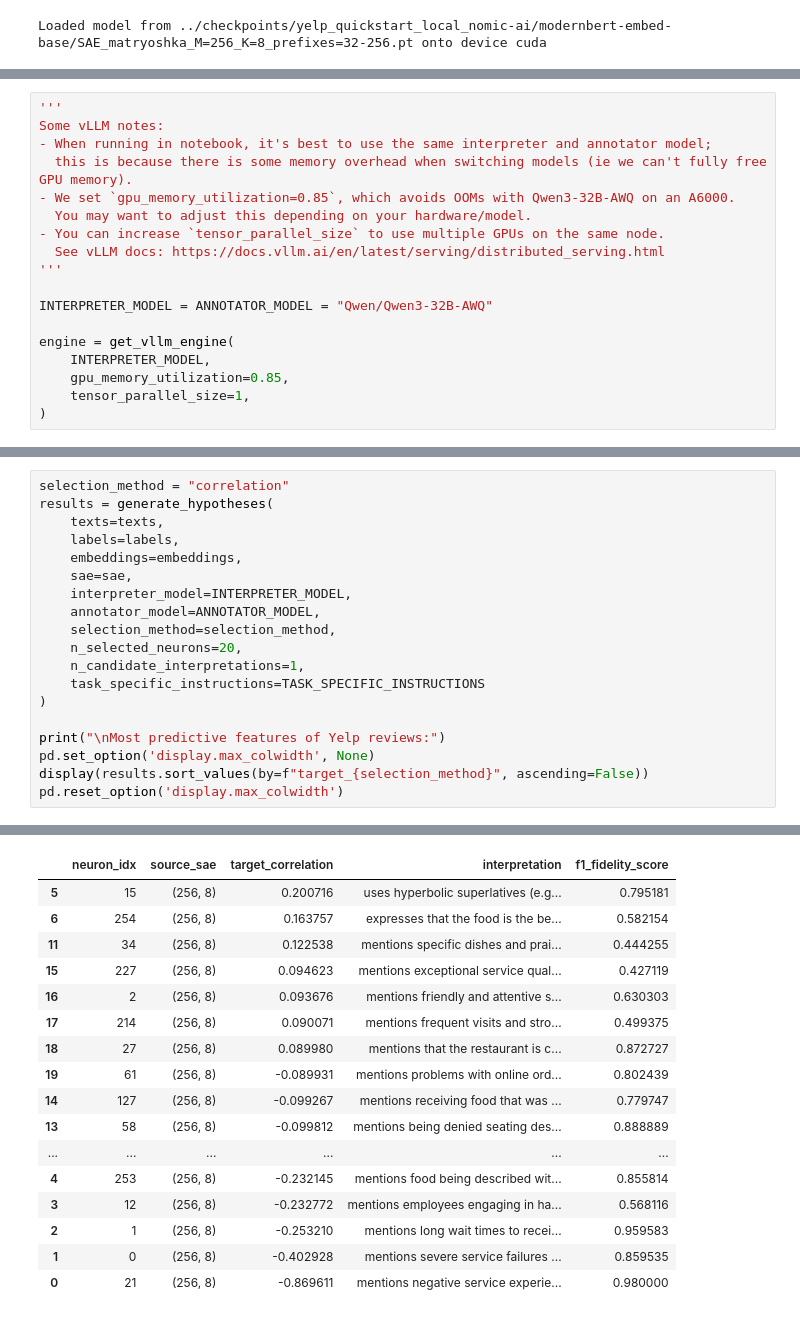
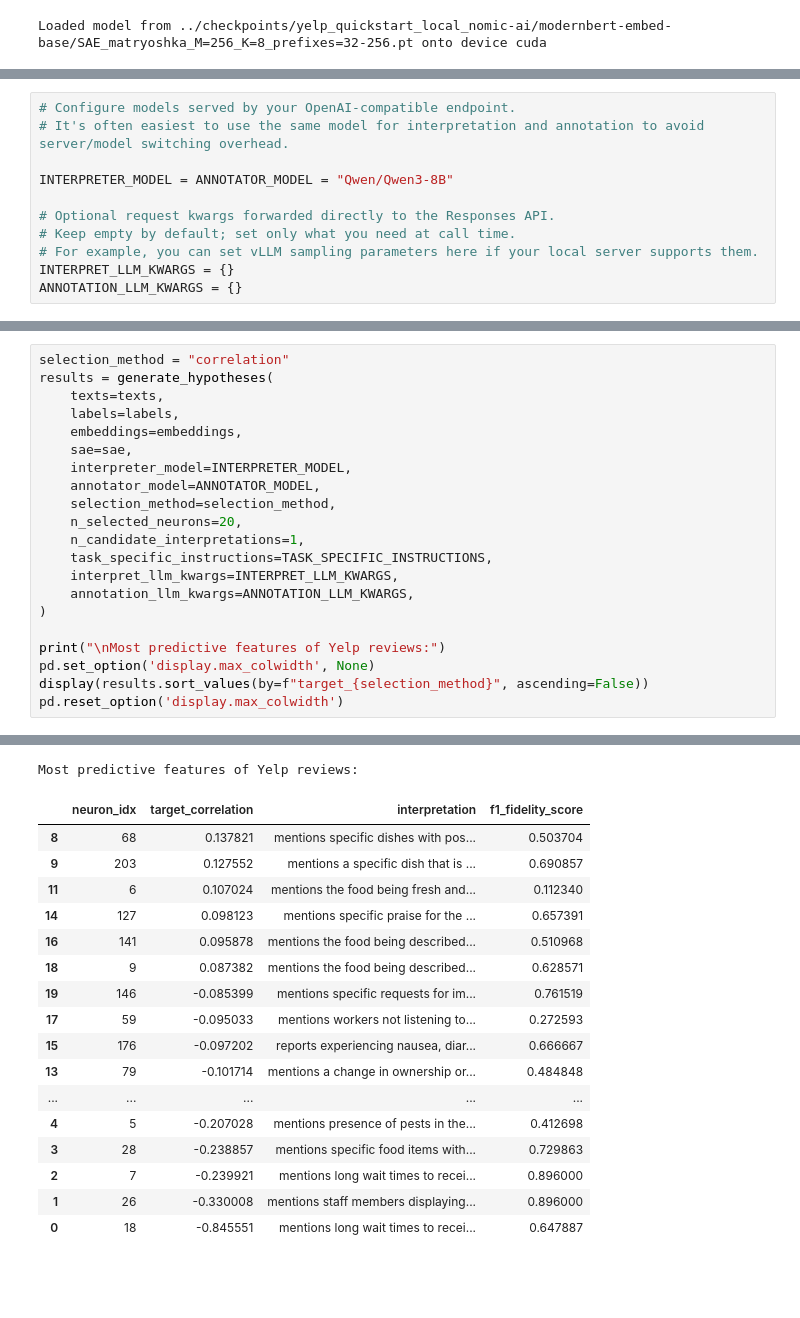
Before and after one commit to rmovva/HypotheSAEs, a Jupyter notebook: notebooks/quickstart_local.ipynb, the cells around one changed output, grey strips where cells are left out. Saved outputs shown, nothing was run; the diff lists cells and outputs as text; blank space fills up the shorter version.

```diff
--- a/notebooks/quickstart_local.ipynb
+++ b/notebooks/quickstart_local.ipynb
@@ -84,18 +84,11 @@ This is to ensure that the local LLM is working and the interpretations look rea
 # %%
-'''
-Some vLLM notes:
-- When running in notebook, it's best to use the same interpreter and annotator model;
-  this is because there is some memory overhead when switching models (ie we can't fully free GPU memory).
-- We set `gpu_memory_utilization=0.85`, which avoids OOMs with Qwen3-32B-AWQ on an A6000.
-  You may want to adjust this depending on your hardware/model.
-- You can increase `tensor_parallel_size` to use multiple GPUs on the same node.
-  See vLLM docs: https://docs.vllm.ai/en/latest/serving/distributed_serving.html
-'''
+# Configure models served by your OpenAI-compatible endpoint.
+# It's often easiest to use the same model for interpretation and annotation to avoid server/model switching overhead.
 
-INTERPRETER_MODEL = ANNOTATOR_MODEL = "Qwen/Qwen3-32B-AWQ"
+INTERPRETER_MODEL = ANNOTATOR_MODEL = "Qwen/Qwen3-8B"
 
-engine = get_vllm_engine(
-    INTERPRETER_MODEL,
-    gpu_memory_utilization=0.85,
-    tensor_parallel_size=1,
-)
+# Optional request kwargs forwarded directly to the Responses API.
+# Keep empty by default; set only what you need at call time.
+# For example, you can set vLLM sampling parameters here if your local server supports them.
+INTERPRET_LLM_KWARGS = {}
+ANNOTATION_LLM_KWARGS = {}
@@ -170,7 +159,9 @@ results = generate_hypotheses(
     selection_method=selection_method,
     n_selected_neurons=20,
     n_candidate_interpretations=1,
-    task_specific_instructions=TASK_SPECIFIC_INSTRUCTIONS
+    task_specific_instructions=TASK_SPECIFIC_INSTRUCTIONS,
+    interpret_llm_kwargs=INTERPRET_LLM_KWARGS,
+    annotation_llm_kwargs=ANNOTATION_LLM_KWARGS,
 )
 
 print("\nMost predictive features of Yelp reviews:")
@@ -190,20 +181,21 @@ Most predictive features of Yelp reviews:
+Most predictive features of Yelp reviews:
-|  | neuron_idx | source_sae | target_correlation | interpretation | f1_fidelity_score |
-| 5 | 15 | (256, 8) | 0.200716 | uses hyperbolic superlatives (e.g... | 0.795181 |
-| 6 | 254 | (256, 8) | 0.163757 | expresses that the food is the be... | 0.582154 |
-| 11 | 34 | (256, 8) | 0.122538 | mentions specific dishes and prai... | 0.444255 |
-| 15 | 227 | (256, 8) | 0.094623 | mentions exceptional service qual... | 0.427119 |
-| 16 | 2 | (256, 8) | 0.093676 | mentions friendly and attentive s... | 0.630303 |
-| 17 | 214 | (256, 8) | 0.090071 | mentions frequent visits and stro... | 0.499375 |
-| 18 | 27 | (256, 8) | 0.089980 | mentions that the restaurant is c... | 0.872727 |
-| 19 | 61 | (256, 8) | -0.089931 | mentions problems with online ord... | 0.802439 |
-| 14 | 127 | (256, 8) | -0.099267 | mentions receiving food that was ... | 0.779747 |
-| 13 | 58 | (256, 8) | -0.099812 | mentions being denied seating des... | 0.888889 |
-| ... | ... | ... | ... | ... | ... |
-| 4 | 253 | (256, 8) | -0.232145 | mentions food being described wit... | 0.855814 |
-| 3 | 12 | (256, 8) | -0.232772 | mentions employees engaging in ha... | 0.568116 |
-| 2 | 1 | (256, 8) | -0.253210 | mentions long wait times to recei... | 0.959583 |
-| 1 | 0 | (256, 8) | -0.402928 | mentions severe service failures ... | 0.859535 |
-| 0 | 21 | (256, 8) | -0.869611 | mentions negative service experie... | 0.980000 |
+|  | neuron_idx | target_correlation | interpretation | f1_fidelity_score |
+| 8 | 68 | 0.137821 | mentions specific dishes with pos... | 0.503704 |
+| 9 | 203 | 0.127552 | mentions a specific dish that is ... | 0.690857 |
+| 11 | 6 | 0.107024 | mentions the food being fresh and... | 0.112340 |
+| 14 | 127 | 0.098123 | mentions specific praise for the ... | 0.657391 |
+| 16 | 141 | 0.095878 | mentions the food being described... | 0.510968 |
+| 18 | 9 | 0.087382 | mentions the food being described... | 0.628571 |
+| 19 | 146 | -0.085399 | mentions specific requests for im... | 0.761519 |
+| 17 | 59 | -0.095033 | mentions workers not listening to... | 0.272593 |
+| 15 | 176 | -0.097202 | reports experiencing nausea, diar... | 0.666667 |
+| 13 | 79 | -0.101714 | mentions a change in ownership or... | 0.484848 |
+| ... | ... | ... | ... | ... |
+| 4 | 5 | -0.207028 | mentions presence of pests in the... | 0.412698 |
+| 3 | 28 | -0.238857 | mentions specific food items with... | 0.729863 |
+| 2 | 7 | -0.239921 | mentions long wait times to recei... | 0.896000 |
+| 1 | 26 | -0.330008 | mentions staff members displaying... | 0.896000 |
+| 0 | 18 | -0.845551 | mentions long wait times to recei... | 0.647887 |
 # %% [markdown]
 **5. Evaluate held-out generalization**
 
```
Also changed, not shown: parts of 9 cells of this notebook, 18 other files.
